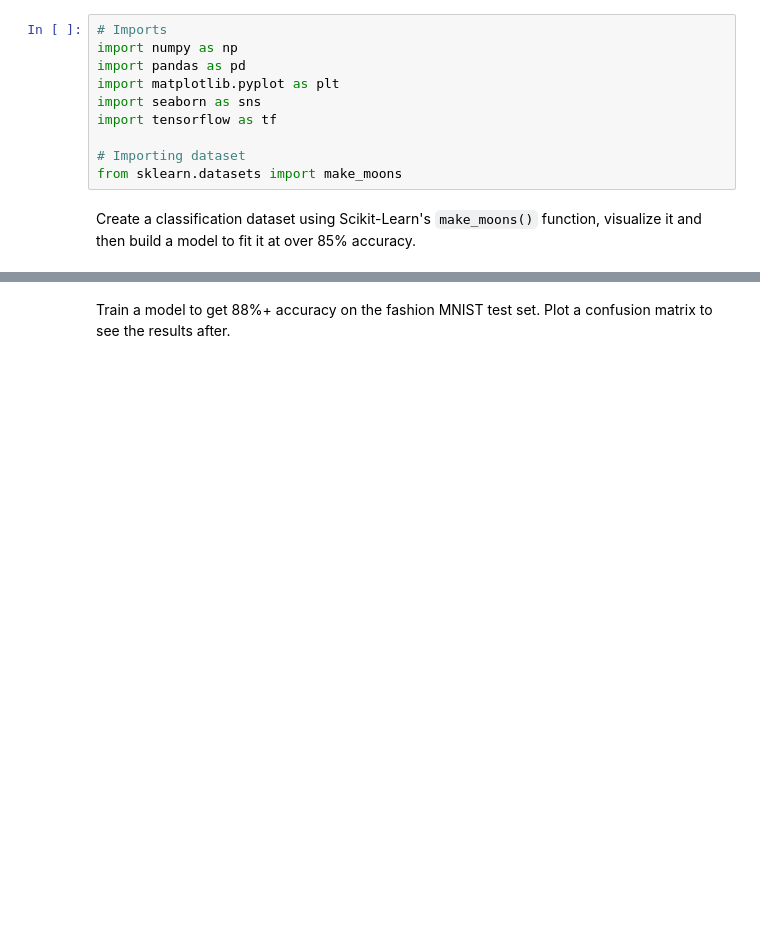
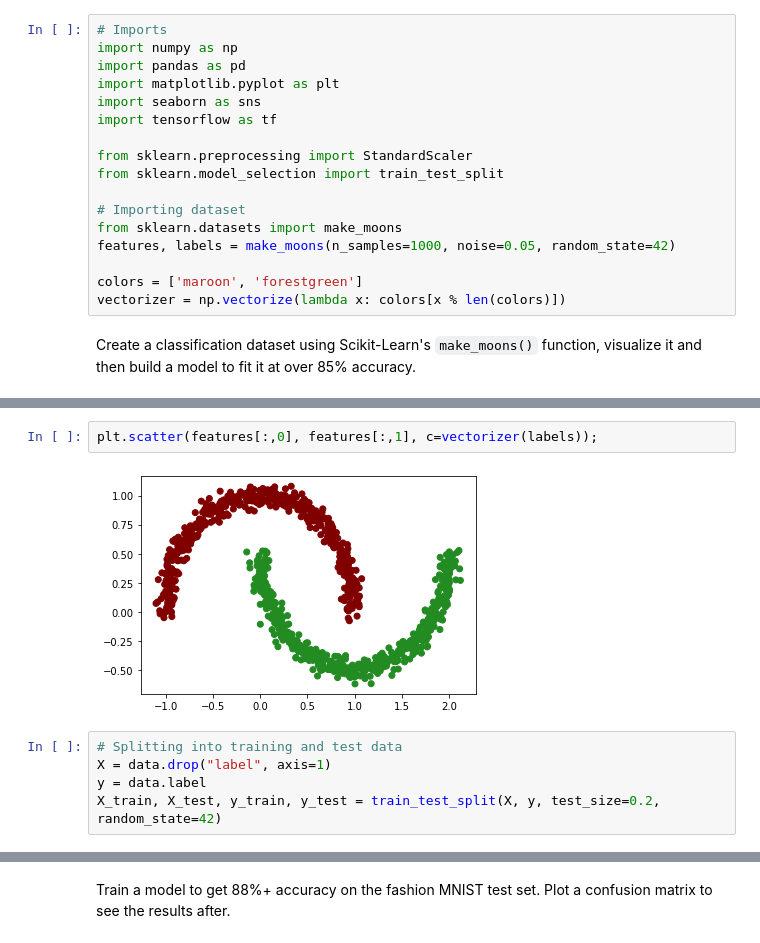
Before and after one commit to 21Ovi/TensorFlow_, a Jupyter notebook: Neural_network_classification_with_TensorFlow_Exercises.ipynb, the cells around one changed output, grey strips where cells are left out. Cells and saved outputs as stored; diff of their text form; blank space fills up the shorter version.

```diff
--- a/Neural_network_classification_with_TensorFlow_Exercises.ipynb
+++ b/Neural_network_classification_with_TensorFlow_Exercises.ipynb
@@ -10,7 +10,14 @@ import matplotlib.pyplot as plt
 import seaborn as sns
 import tensorflow as tf
 
+from sklearn.preprocessing import StandardScaler
+from sklearn.model_selection import train_test_split
+
 # Importing dataset
 from sklearn.datasets import make_moons
+features, labels = make_moons(n_samples=1000, noise=0.05, random_state=42)
+
+colors = ['maroon', 'forestgreen']
+vectorizer = np.vectorize(lambda x: colors[x % len(colors)])
 # %% [markdown]
 Create a classification dataset using Scikit-Learn's `make_moons()` function, visualize it and then build a model to fit it at over 85% accuracy.
@@ -25,0 +34,9 @@ array([[ 1.28681296e-01,  9.28244800e-03],
+# %%
+plt.scatter(features[:,0], features[:,1], c=vectorizer(labels));
+# %% [output]
+[figure, added]
+# %%
+# Splitting into training and test data
+X = data.drop("label", axis=1)
+y = data.label
+X_train, X_test, y_train, y_test = train_test_split(X, y, test_size=0.2, random_state=42)
```
Also changed, not shown: parts of 4 cells of this notebook.
